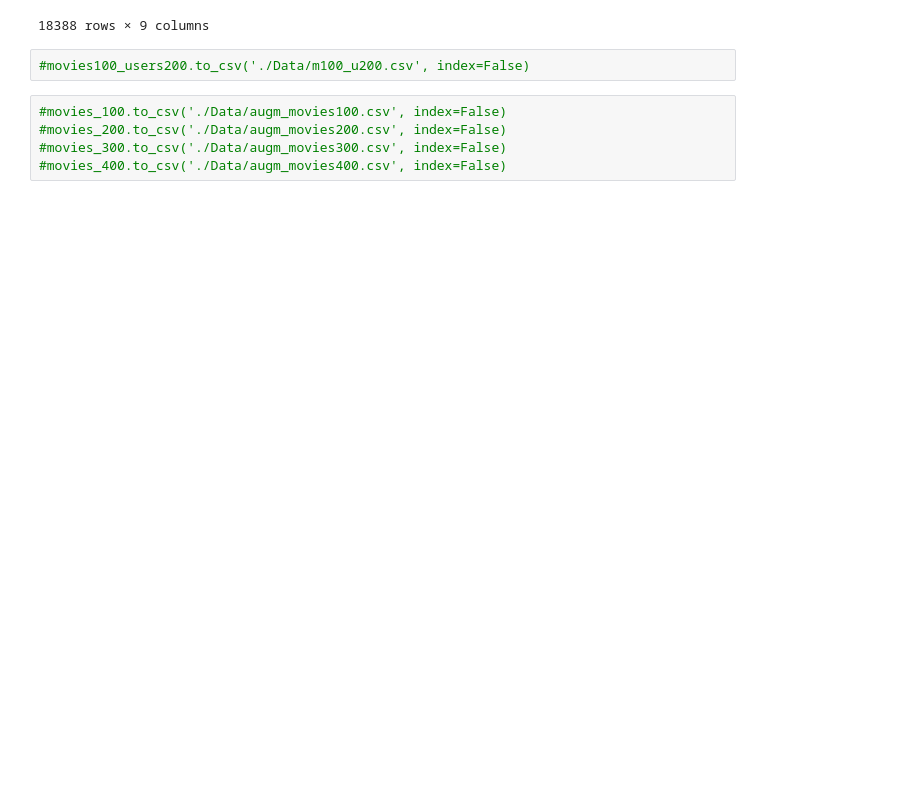
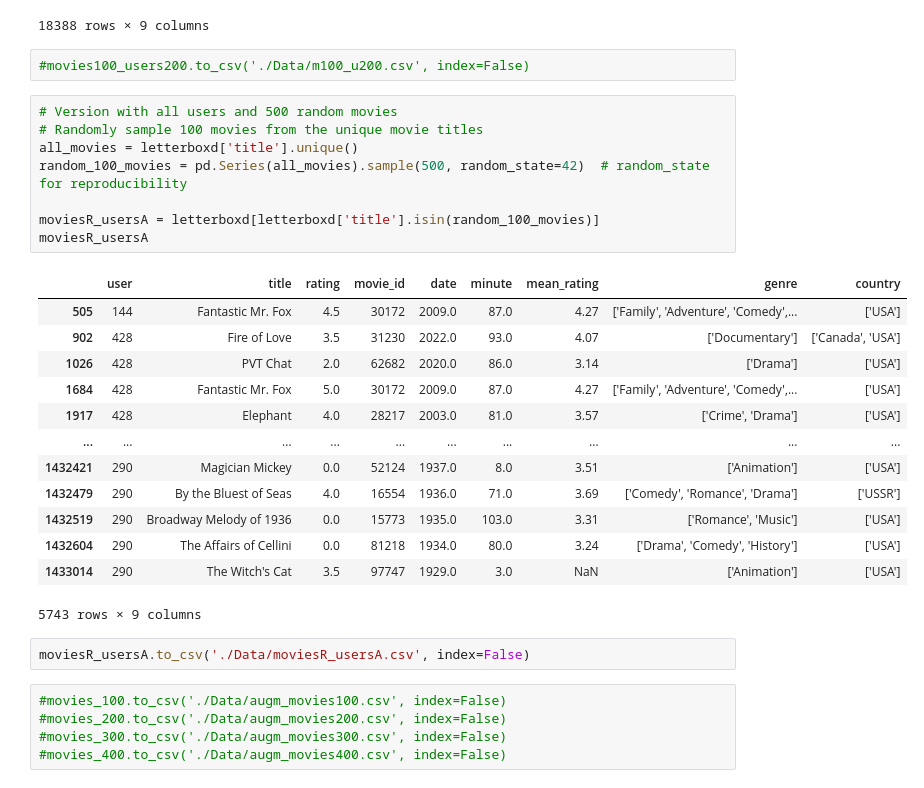
Before and after one commit to DiogoRoch/SMA-Lboxd, a Jupyter notebook: 4_Data_Processing2_And_Plotting.ipynb, the cells around one changed output. Saved outputs shown, nothing was run; the diff lists cells and outputs as text; blank space fills up the shorter version.

Commit message:
random_sample

```diff
--- a/4_Data_Processing2_And_Plotting.ipynb
+++ b/4_Data_Processing2_And_Plotting.ipynb
@@ -454,6 +454,30 @@ movies100_users200
 18388 rows × 9 columns
 # %%
 #movies100_users200.to_csv('./Data/m100_u200.csv', index=False)
+# %%
+# Version with all users and 500 random movies
+# Randomly sample 100 movies from the unique movie titles
+all_movies = letterboxd['title'].unique()
+random_100_movies = pd.Series(all_movies).sample(500, random_state=42)  # random_state for reproducibility
+
+moviesR_usersA = letterboxd[letterboxd['title'].isin(random_100_movies)]
+moviesR_usersA
+# %% [output]
+|  | user | title | rating | movie_id | date | minute | mean_rating | genre | country |
+| 505 | 144 | Fantastic Mr. Fox | 4.5 | 30172 | 2009.0 | 87.0 | 4.27 | ['Family', 'Adventure', 'Comedy',... | ['USA'] |
+| 902 | 428 | Fire of Love | 3.5 | 31230 | 2022.0 | 93.0 | 4.07 | ['Documentary'] | ['Canada', 'USA'] |
+| 1026 | 428 | PVT Chat | 2.0 | 62682 | 2020.0 | 86.0 | 3.14 | ['Drama'] | ['USA'] |
+| 1684 | 428 | Fantastic Mr. Fox | 5.0 | 30172 | 2009.0 | 87.0 | 4.27 | ['Family', 'Adventure', 'Comedy',... | ['USA'] |
+| 1917 | 428 | Elephant | 4.0 | 28217 | 2003.0 | 81.0 | 3.57 | ['Crime', 'Drama'] | ['USA'] |
+| ... | ... | ... | ... | ... | ... | ... | ... | ... | ... |
+| 1432421 | 290 | Magician Mickey | 0.0 | 52124 | 1937.0 | 8.0 | 3.51 | ['Animation'] | ['USA'] |
+| 1432479 | 290 | By the Bluest of Seas | 4.0 | 16554 | 1936.0 | 71.0 | 3.69 | ['Comedy', 'Romance', 'Drama'] | ['USSR'] |
+| 1432519 | 290 | Broadway Melody of 1936 | 0.0 | 15773 | 1935.0 | 103.0 | 3.31 | ['Romance', 'Music'] | ['USA'] |
+| 1432604 | 290 | The Affairs of Cellini | 0.0 | 81218 | 1934.0 | 80.0 | 3.24 | ['Drama', 'Comedy', 'History'] | ['USA'] |
+| 1433014 | 290 | The Witch's Cat | 3.5 | 97747 | 1929.0 | 3.0 | NaN | ['Animation'] | ['USA'] |
+5743 rows × 9 columns
+# %%
+moviesR_usersA.to_csv('./Data/moviesR_usersA.csv', index=False)
 # %%
 #movies_100.to_csv('./Data/augm_movies100.csv', index=False)
 #movies_200.to_csv('./Data/augm_movies200.csv', index=False)
```
Also changed, not shown: 1 other file.
